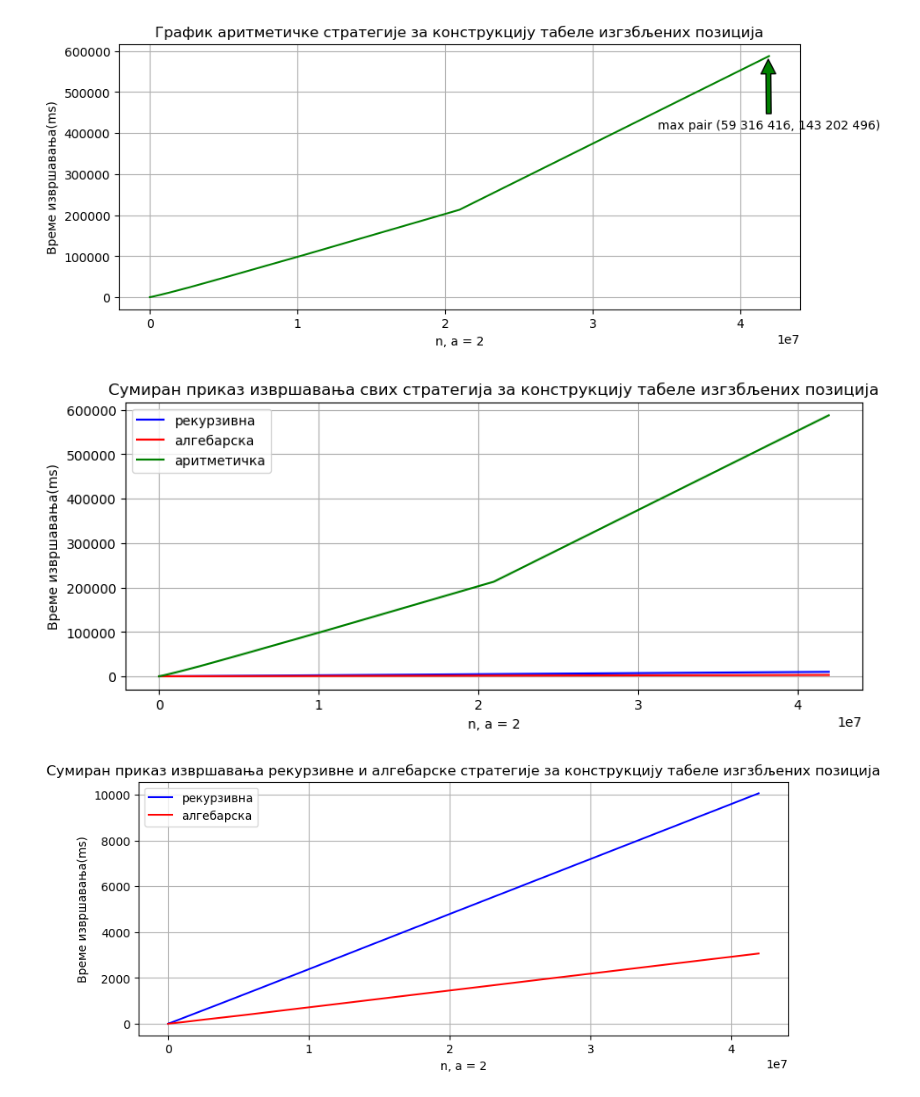
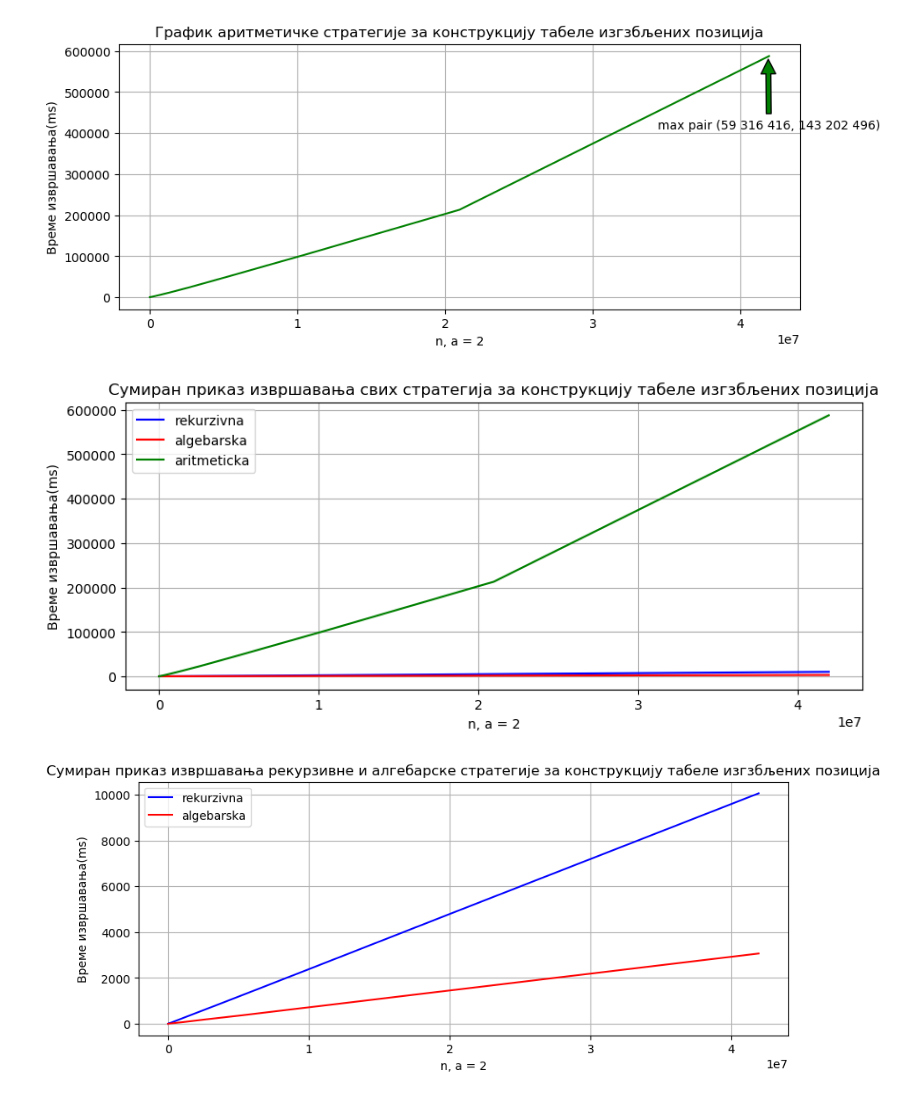
Before and after one commit to marijamijailovic/WythoffGame, a Jupyter notebook: src/statistics/statistics.ipynb, the cells around one changed output. Drawn from its saved outputs; the diff is of its cells as text; code cells hidden in the pictures.

```diff
--- a/src/statistics/statistics.ipynb
+++ b/src/statistics/statistics.ipynb
@@ -88,17 +88,17 @@ plt.show()
 [figure]
 # %%
 plt.figure(figsize=(1000/100,400/100), dpi=100);
-plt.plot(calculate_time_n['n'],calculate_time_n['рекурзивна'],color='blue')
-plt.plot(calculate_time_n['n'],calculate_time_n['алгебарска'],color='red')
-plt.plot(calculate_time_n['n'],calculate_time_n['аритметичка'],color='green')
+plt.plot(calculate_time_n['n'],calculate_time_n['rekurzivna'],color='blue')
+plt.plot(calculate_time_n['n'],calculate_time_n['algebarska'],color='red')
+plt.plot(calculate_time_n['n'],calculate_time_n['aritmeticka'],color='green')
 plt.legend()
 plt.title('Сумиран приказ извршавања свих стратегија за конструкцију табеле изгзбљених позиција')
 plt.xlabel('n, a = 2')
 plt.ylabel('Време извршавања(ms)')
 plt.grid(True)
 plt.savefig('./picture/all.png', dpi=100)
 plt.show()
 # %% [output]
-[figure, old version]
+[figure, new version]
 # %%
 plt.figure(figsize=(1000/100,400/100), dpi=100);
```
Also changed, not shown: parts of 8 cells of this notebook, 12 other files.
